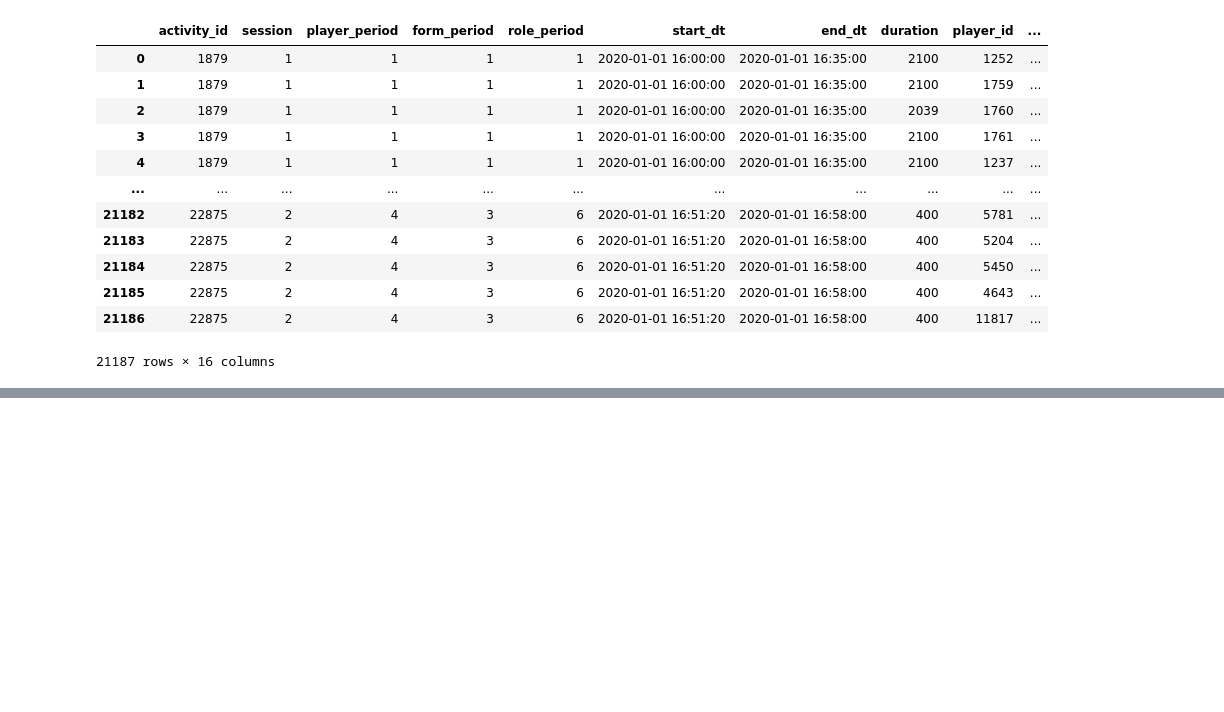
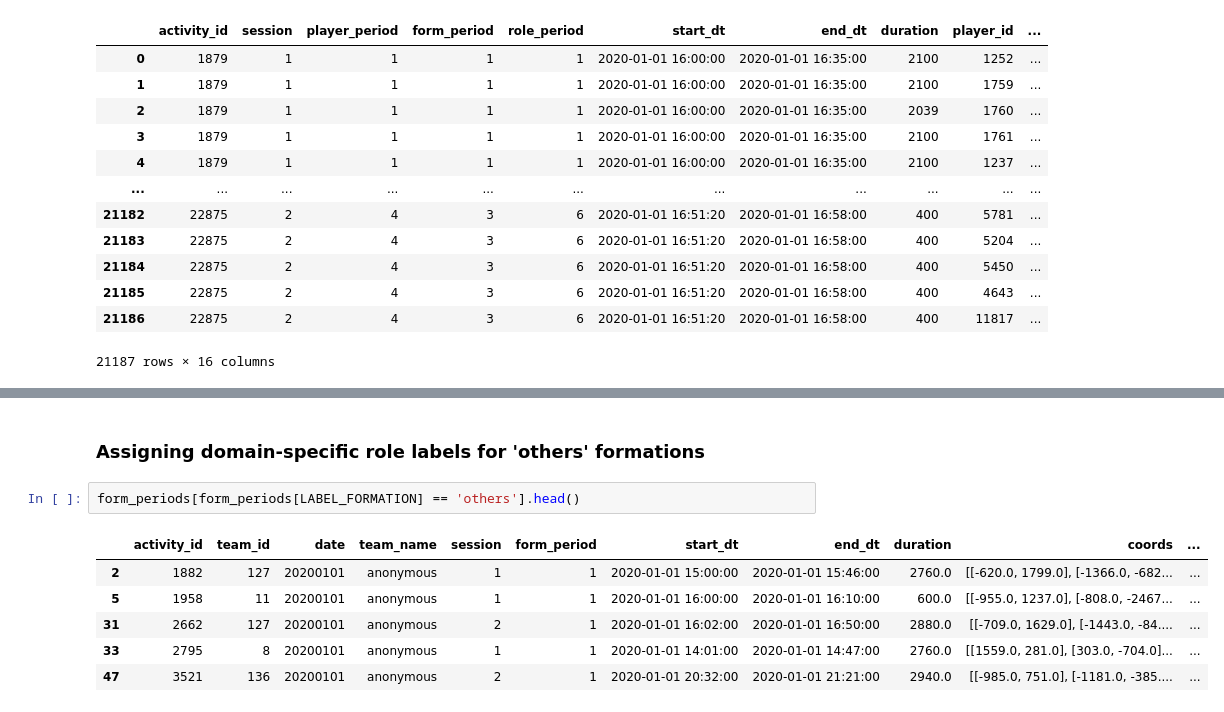
Before and after one commit to pientist/soccercpd, a Jupyter notebook: src/2_role_labeling.ipynb, the cells around one changed output, grey strips where cells are left out. Drawn from its saved outputs; the diff is of its cells as text; blank space fills up the shorter version.

```diff
--- a/src/2_role_labeling.ipynb
+++ b/src/2_role_labeling.ipynb
@@ -116,0 +173,11 @@ role_records
+# %% [markdown]
+### Assigning domain-specific role labels for 'others' formations
+# %%
+form_periods[form_periods[LABEL_FORMATION] == 'others'].head()
+# %% [output]
+|  | activity_id | team_id | date | team_name | session | form_period | start_dt | end_dt | duration | coords | ... |
+| 2 | 1882 | 127 | 20200101 | anonymous | 1 | 1 | 2020-01-01 15:00:00 | 2020-01-01 15:46:00 | 2760.0 | [[-620.0, 1799.0], [-1366.0, -682... | ... |
+| 5 | 1958 | 11 | 20200101 | anonymous | 1 | 1 | 2020-01-01 16:00:00 | 2020-01-01 16:10:00 | 600.0 | [[-955.0, 1237.0], [-808.0, -2467... | ... |
+| 31 | 2662 | 127 | 20200101 | anonymous | 2 | 1 | 2020-01-01 16:02:00 | 2020-01-01 16:50:00 | 2880.0 | [[-709.0, 1629.0], [-1443.0, -84.... | ... |
+| 33 | 2795 | 8 | 20200101 | anonymous | 1 | 1 | 2020-01-01 14:01:00 | 2020-01-01 14:47:00 | 2760.0 | [[1559.0, 281.0], [303.0, -704.0]... | ... |
+| 47 | 3521 | 136 | 20200101 | anonymous | 2 | 1 | 2020-01-01 20:32:00 | 2020-01-01 21:21:00 | 2940.0 | [[-985.0, 751.0], [-1181.0, -385.... | ... |
```
Also changed, not shown: parts of 6 cells of this notebook, 1 other file.
